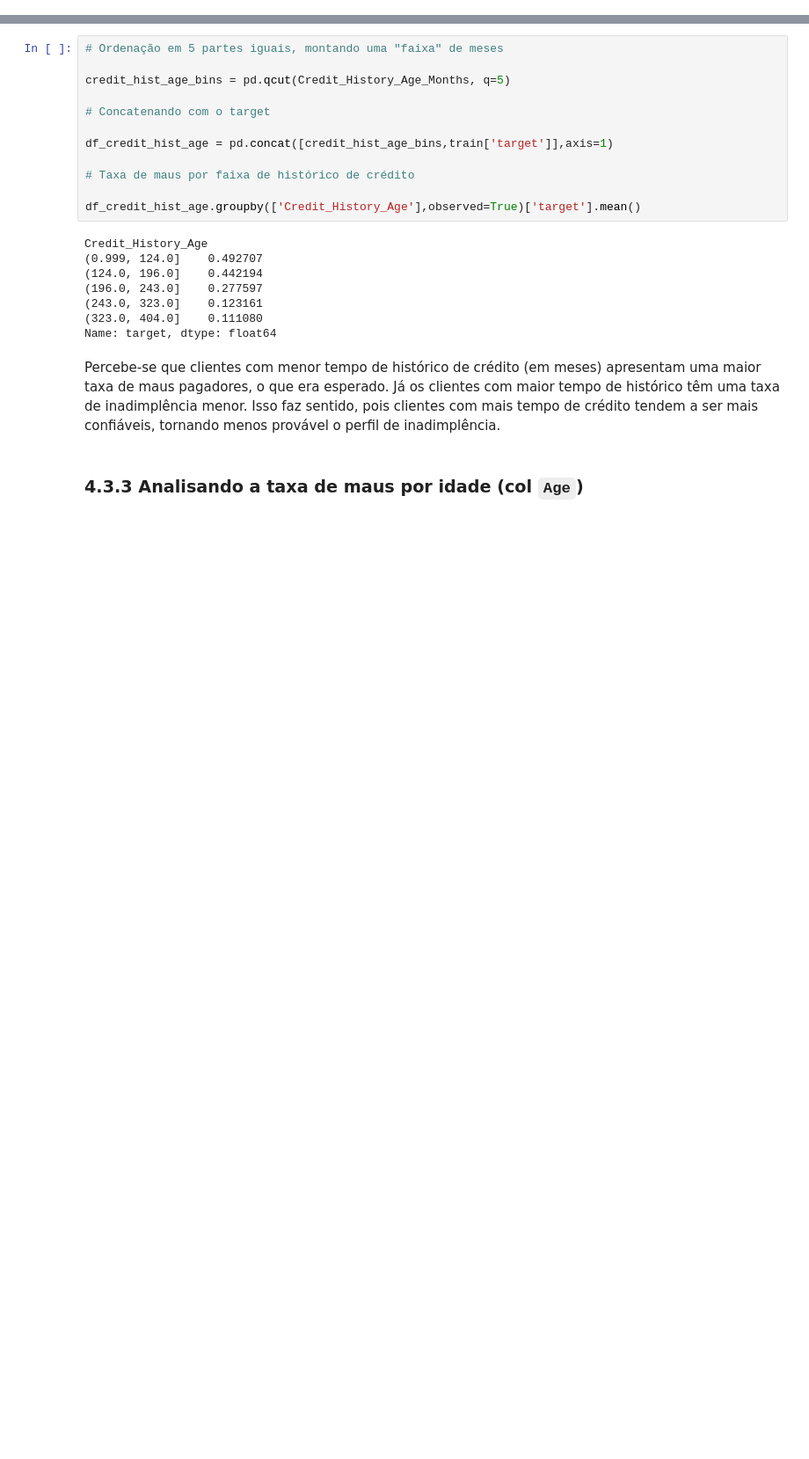
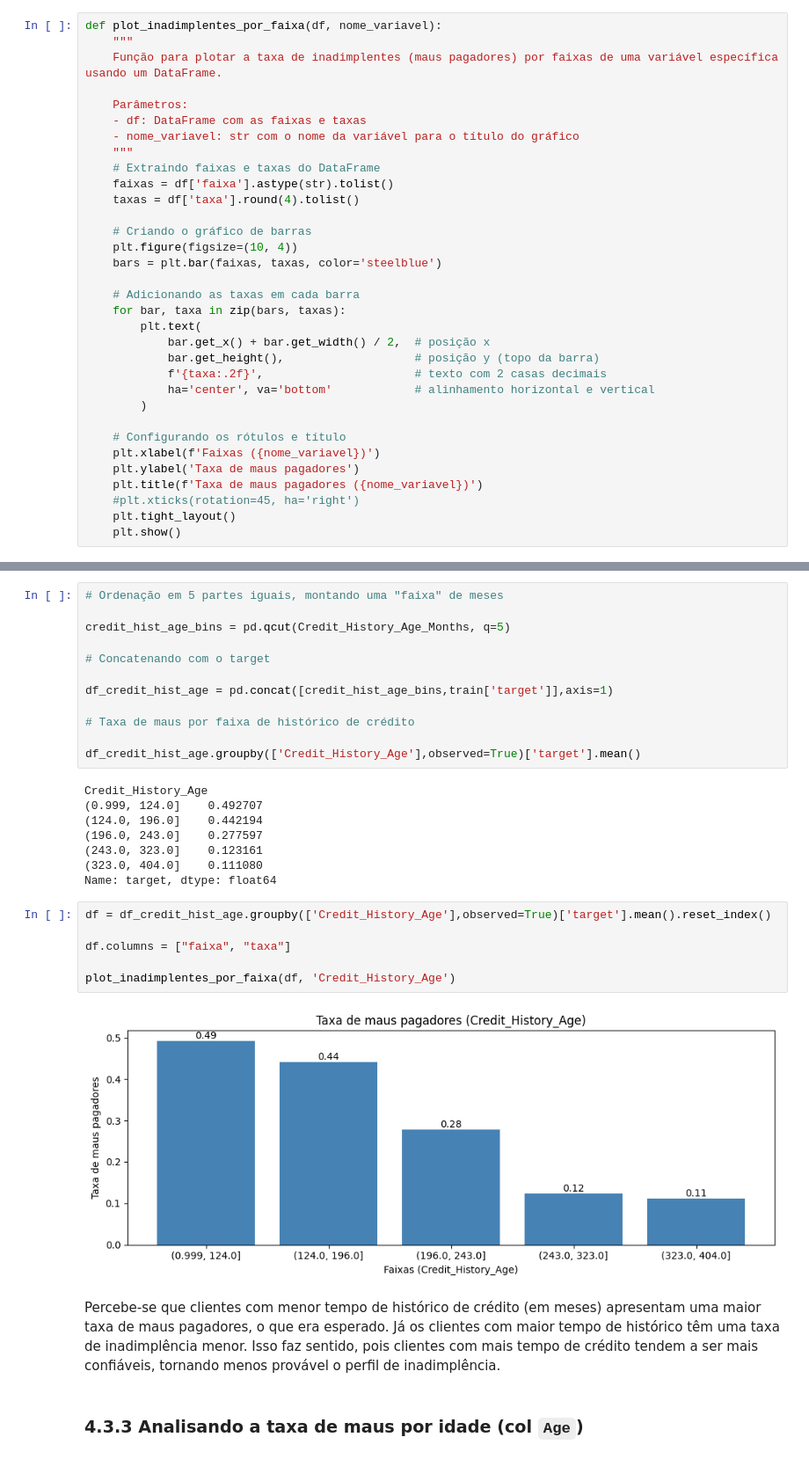
Before and after one commit to deborabmfreitas/credit-score-prediction, a Jupyter notebook: 1.exploratory-data-analysis.ipynb, the cells around one changed output, grey strips where cells are left out. Shown at 88% size. Cells and saved outputs as stored; diff of their text form; blank space fills up the shorter version.

```diff
--- a/1.exploratory-data-analysis.ipynb
+++ b/1.exploratory-data-analysis.ipynb
@@ -676,3 +692,36 @@ df_numericas.hist(figsize=(20,20),bins=25);
+# %%
+def plot_inadimplentes_por_faixa(df, nome_variavel):
+    """
+    Função para plotar a taxa de inadimplentes (maus pagadores) por faixas de uma variável específica usando um DataFrame.
+
+    Parâmetros:
+    - df: DataFrame com as faixas e taxas
+    - nome_variavel: str com o nome da variável para o título do gráfico
+    """
+    # Extraindo faixas e taxas do DataFrame
+    faixas = df['faixa'].astype(str).tolist()
+    taxas = df['taxa'].round(4).tolist()
+
+    # Criando o gráfico de barras
+    plt.figure(figsize=(10, 4))
+    bars = plt.bar(faixas, taxas, color='steelblue')
+
+    # Adicionando as taxas em cada barra
+    for bar, taxa in zip(bars, taxas):
+        plt.text(
+            bar.get_x() + bar.get_width() / 2,  # posição x
+            bar.get_height(),                   # posição y (topo da barra)
+            f'{taxa:.2f}',                      # texto com 2 casas decimais
+            ha='center', va='bottom'            # alinhamento horizontal e vertical
+        )
+
+    # Configurando os rótulos e título
+    plt.xlabel(f'Faixas ({nome_variavel})')
+    plt.ylabel('Taxa de maus pagadores')
+    plt.title(f'Taxa de maus pagadores ({nome_variavel})')
+    #plt.xticks(rotation=45, ha='right')
+    plt.tight_layout()
+    plt.show()
 # %% [markdown]
 ### 4.3.2 Analisando o histórico de crédito dos clientes em meses (col `Credit_History_Age`)
 # %% [markdown]
@@ -699,6 +748,14 @@ Credit_History_Age
 (243.0, 323.0]    0.123161
 (323.0, 404.0]    0.111080
 Name: target, dtype: float64
+# %%
+df = df_credit_hist_age.groupby(['Credit_History_Age'],observed=True)['target'].mean().reset_index()
+
+df.columns = ["faixa", "taxa"]
+
+plot_inadimplentes_por_faixa(df, 'Credit_History_Age')
+# %% [output]
+[figure, added]
 # %% [markdown]
 Percebe-se que clientes com menor tempo de histórico de crédito (em meses) apresentam uma maior taxa de maus pagadores, o que era esperado. Já os clientes com maior tempo de histórico têm uma taxa de inadimplência menor. Isso faz sentido, pois clientes com mais tempo de crédito tendem a ser mais confiáveis, tornando menos provável o perfil de inadimplência.
 # %% [markdown]
```
Also changed, not shown: parts of 27 cells of this notebook.
